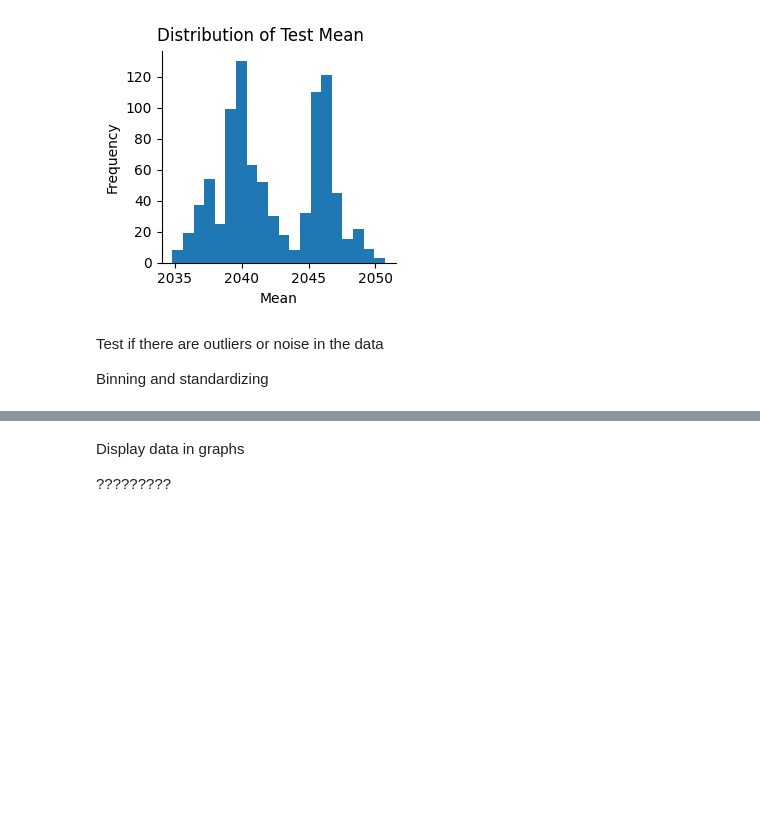
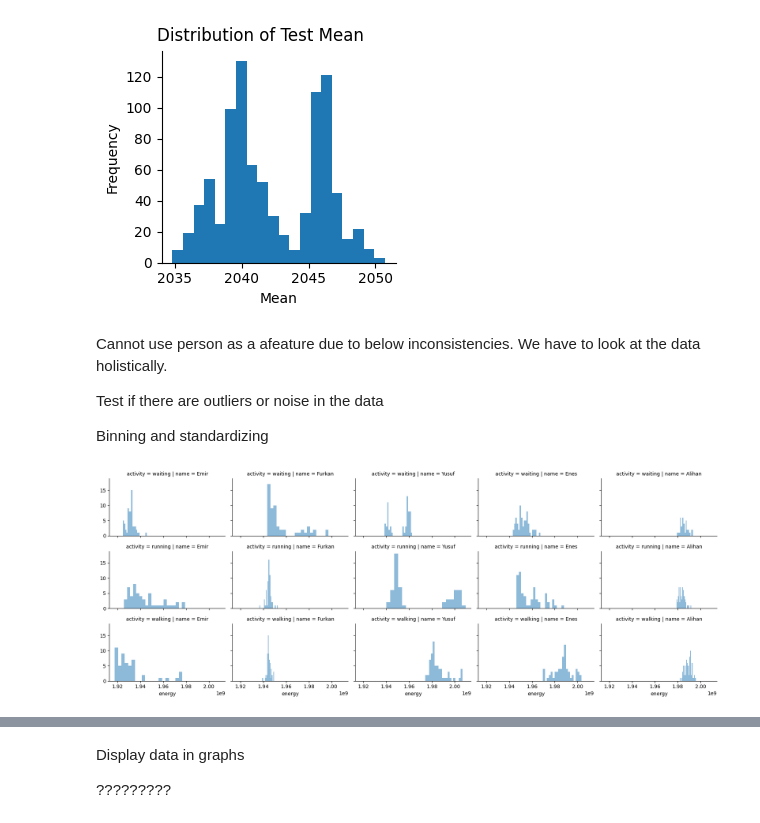
Before and after one commit to SShar195/CSE572GroupProject, a Jupyter notebook: group-project.ipynb, the cells around one changed output, grey strips where cells are left out. Saved outputs shown, nothing was run; the diff lists cells and outputs as text; code cells hidden in the pictures; blank space fills up the shorter version.

```diff
--- a/group-project.ipynb
+++ b/group-project.ipynb
@@ -105,6 +105,15 @@ test_g.figure.suptitle("Distribution of Test Mean")
 Text(0.5, 0.98, 'Distribution of Test Mean')
 [figure]
 # %% [markdown]
+Cannot use person as a afeature due to below inconsistencies. We have to look at the data holistically.
+
 Test if there are outliers or noise in the data
 
 Binning and standardizing
+# %%
+# grid = sns.FacetGrid(train_df, col='Pclass', hue='Survived')
+grid = sns.FacetGrid(train, col='name', row='activity', height=2.2, aspect=1.6)
+grid.map(plt.hist, 'energy', alpha=.5, bins=20)
+grid.add_legend();
+# %% [output]
+[figure, added]
```
Also changed, not shown: parts of 3 cells of this notebook.
